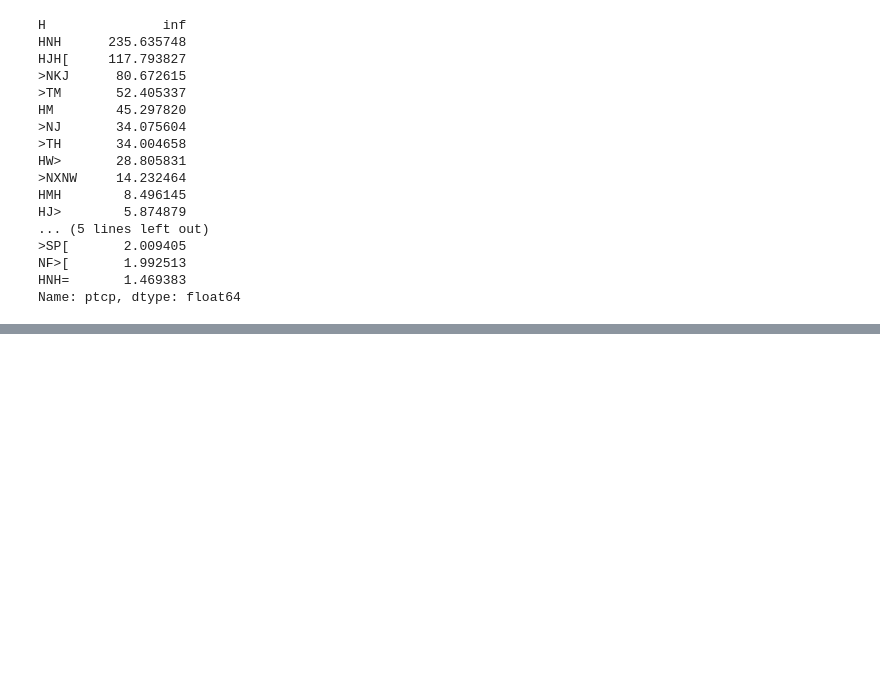
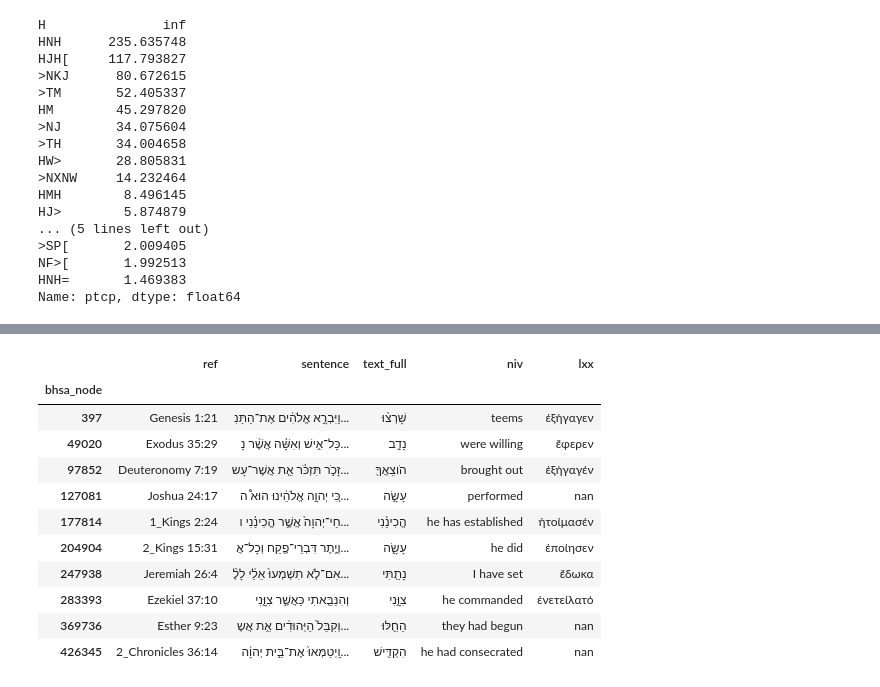
Before and after one commit to CambridgeSemiticsLab/Gesenius_data, a Jupyter notebook: analysis/qatal_general.ipynb, the cells around one changed output, grey strips where cells are left out. Drawn from its saved outputs; the diff is of its cells as text; code cells hidden in the pictures; blank space fills up the shorter version.

```diff
--- a/analysis/§106.ipynb
+++ b/analysis/qatal_general.ipynb
@@ -296,0 +352,15 @@ Name: ptcp, dtype: float64
+# %%
+show_text(test_df, spread=10, cols=['niv', 'lxx'])
+# %% [output]
+|  | ref | sentence | text_full | niv | lxx |
+| bhsa_node |  |  |  |  |  |
+| 397 | Genesis 1:21 | וַיִּבְרָ֣א אֱלֹהִ֔ים אֶת־הַתַּנִ... | שָׁרְצ֨וּ | teems | ἐξήγαγεν |
+| 49020 | Exodus 35:29 | כָּל־אִ֣ישׁ וְאִשָּׁ֗ה אֲשֶׁ֨ר נָ... | נָדַ֣ב | were willing | ἔφερεν |
+| 97852 | Deuteronomy 7:19 | זָכֹ֣ר תִּזְכֹּ֗ר אֵ֤ת אֲשֶׁר־עָש... | הֹוצִֽאֲךָ֖ | brought out | ἐξήγαγέν |
+| 127081 | Joshua 24:17 | כִּ֚י יְהוָ֣ה אֱלֹהֵ֔ינוּ הוּא֩ ה... | עָשָׂ֣ה | performed | nan |
+| 177814 | 1_Kings 2:24 | חַי־יְהוָה֙ אֲשֶׁ֣ר הֱכִינַ֗נִי ו... | הֱכִינַ֗נִי | he has established | ἡτοίμασέν |
+| 204904 | 2_Kings 15:31 | וְיֶ֥תֶר דִּבְרֵי־פֶ֖קַח וְכָל־אֲ... | עָשָׂ֑ה | he did | ἐποίησεν |
+| 247938 | Jeremiah 26:4 | אִם־לֹ֤א תִשְׁמְעוּ֙ אֵלַ֔י לָלֶ֨... | נָתַ֖תִּי | I have set | ἔδωκα |
+| 283393 | Ezekiel 37:10 | וְהִנַּבֵּ֖אתִי כַּאֲשֶׁ֣ר צִוָּ֑נִי | צִוָּ֑נִי | he commanded | ἐνετείλατό |
+| 369736 | Esther 9:23 | וְקִבֵּל֙ הַיְּהוּדִ֔ים אֵ֥ת אֲשֶ... | הֵחֵ֖לּוּ | they had begun | nan |
+| 426345 | 2_Chronicles 36:14 | וַֽיְטַמְּאוּ֙ אֶת־בֵּ֣ית יְהוָ֔ה... | הִקְדִּ֖ישׁ | he had consecrated | nan |
```
Also changed, not shown: parts of 10 cells of this notebook, 4 other files.
